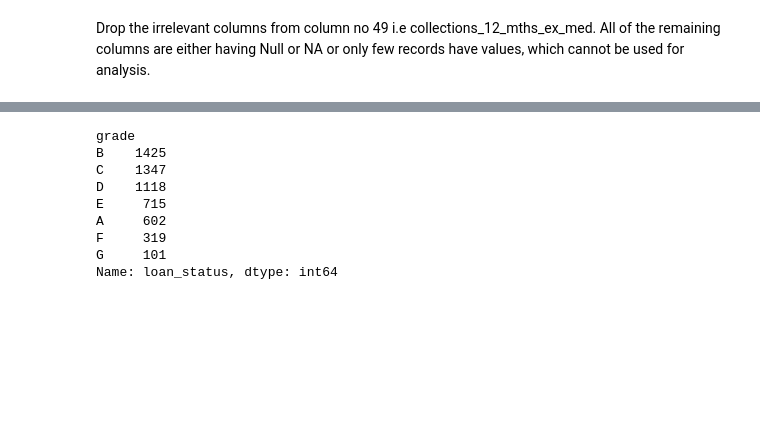
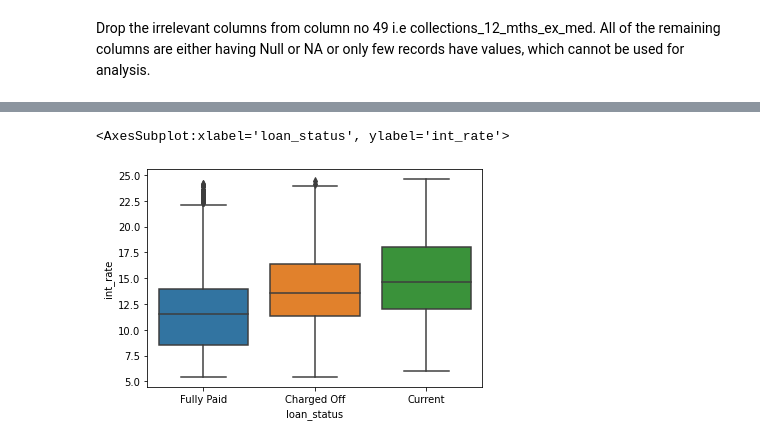
Before and after one commit to MamathaShetty/LendingClubCaseStudy, a Jupyter notebook: MamathaShetty.ipynb, the cells around one changed output, grey strips where cells are left out. Saved outputs shown, nothing was run; the diff lists cells and outputs as text; code cells hidden in the pictures; blank space fills up the shorter version.

```diff
--- a/MamathaShetty.ipynb
+++ b/MamathaShetty.ipynb
@@ -245,19 +429,9 @@ SyntaxError: invalid syntax (<ipython-input-82-797bf804f582>, line 2)
-# %%
-#Set LoanStatus = 1 if Charged off
-#get the total charged off customers based on the Verification staus
-#df['loan_status'] = df['loan_status'].apply(lambda x: 1 if (x == 'Charged Off') else 0)
-df_verification = df.groupby('grade').sum()
-df_verification = df_verification.sort_values(by=['loan_status'], ascending=False)
-print(df_verification['loan_status'])
-
-#With the result, this cannot be used as a decision making factor since there are 50-50 chances in
-# %% [output]
-grade
-B    1425
-C    1347
-D    1118
-E     715
-A     602
-F     319
-G     101
-Name: loan_status, dtype: int64
+# %%
+#Bivariate Analysis on interest rate and loan status
+sns.boxplot(x="loan_status", y="int_rate", data=df)
+
+#Based on the box plot below, customers with interest rate higher than 12 are more likely to be charged off. As we see,
+# there are no customers who have fully paid the loan with interest rate higher than 12, though we have few loans with current status.
+# %% [output]
+<AxesSubplot:xlabel='loan_status', ylabel='int_rate'>
+[figure, added]
```
Also changed, not shown: parts of 35 cells of this notebook.
